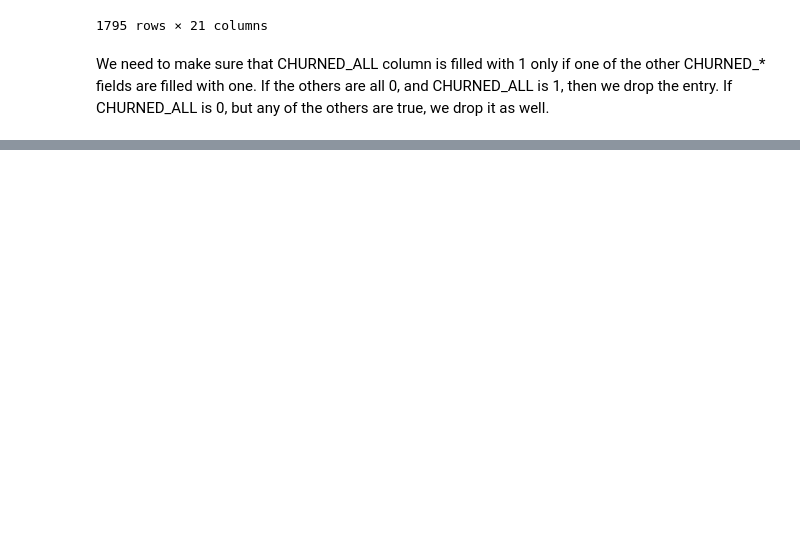
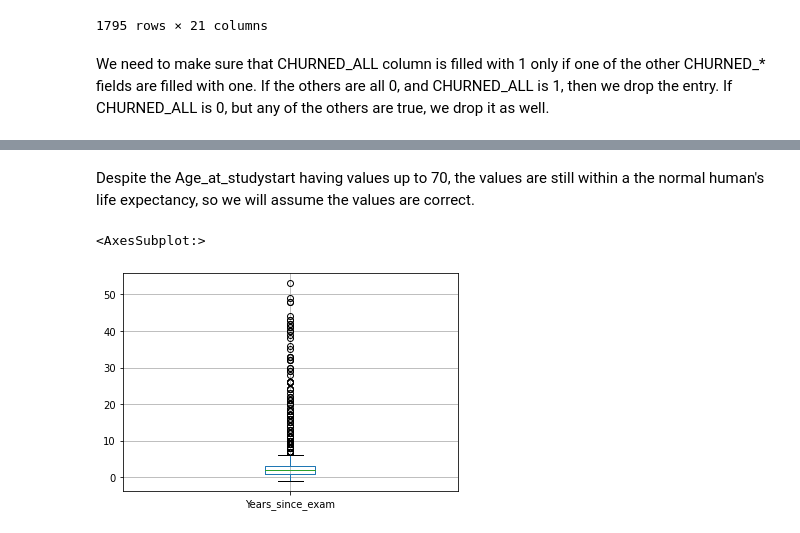
Before and after one commit to rpetro79/MAL-assignment, a Jupyter notebook: Assignment1.ipynb, the cells around one changed output, grey strips where cells are left out. Drawn from its saved outputs; the diff is of its cells as text; code cells hidden in the pictures; blank space fills up the shorter version.

```diff
--- a/Assignment1.ipynb
+++ b/Assignment1.ipynb
@@ -353,0 +393,7 @@ KeyError: 0
+# %% [markdown]
+Despite the Age_at_studystart having values up to 70, the values are still within a the normal human's life expectancy, so we will assume the values are correct.
+# %%
+data.boxplot('Years_since_exam')
+# %% [output]
+<AxesSubplot:>
+[figure, added]
```
Also changed, not shown: parts of 33 cells of this notebook.
